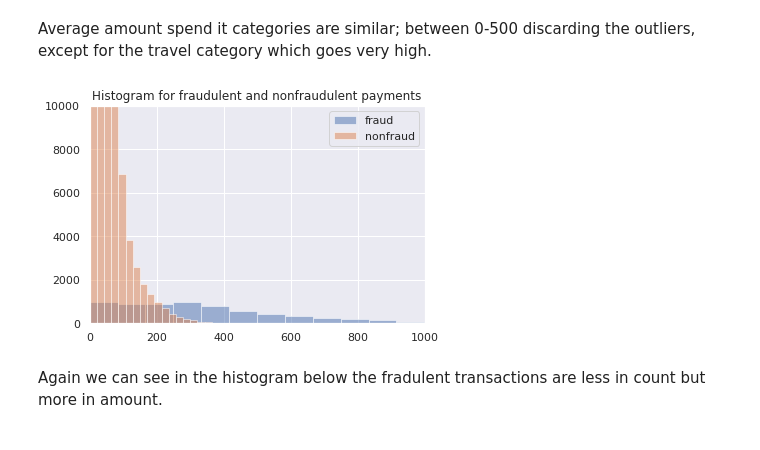
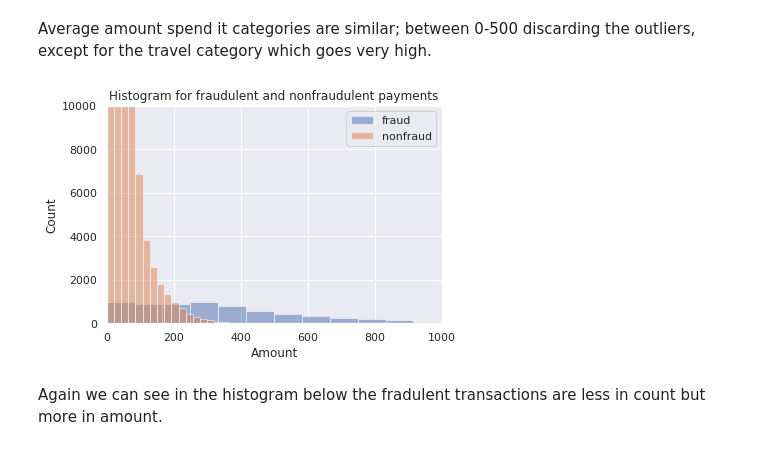
Before and after one commit to Foutse/Fraud-detection, a Jupyter notebook: Fraud_detection.ipynb, the cells around one changed output. Saved outputs shown, nothing was run; the diff lists cells and outputs as text; code cells hidden in the pictures.

```diff
--- a/Fraud_detection.ipynb
+++ b/Fraud_detection.ipynb
@@ -202,14 +202,16 @@ Average amount spend it categories are similar; between 0-500 discarding the out
 # %%
 # Plot histograms of the amounts in fraud and non-fraud data
 plt.hist(df_fraud.amount, alpha=0.5, label='fraud',bins=100)
 plt.hist(df_non_fraud.amount, alpha=0.5, label='nonfraud',bins=100)
 plt.title("Histogram for fraudulent and nonfraudulent payments")
 plt.ylim(0,10000)
 plt.xlim(0,1000)
+plt.xlabel('Amount')
+plt.ylabel('Count')
 plt.legend()
 plt.show()
 # %% [output]
-[figure, old version]
+[figure, new version]
 # %% [markdown]
 Again we can see in the histogram below the fradulent transactions are less in count but more in amount.
 # %%
```
Also changed, not shown: parts of 10 cells of this notebook.
